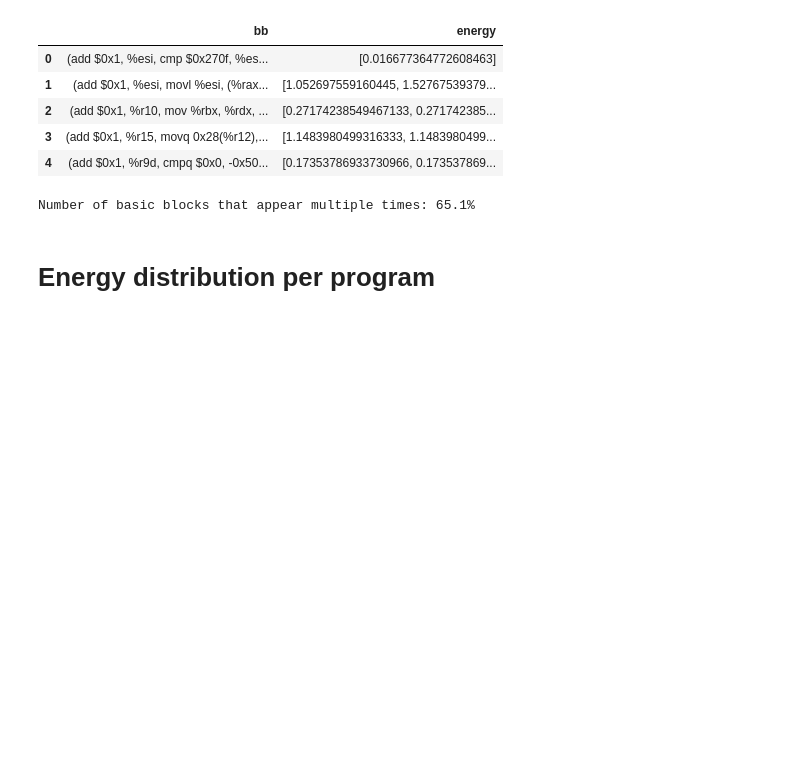
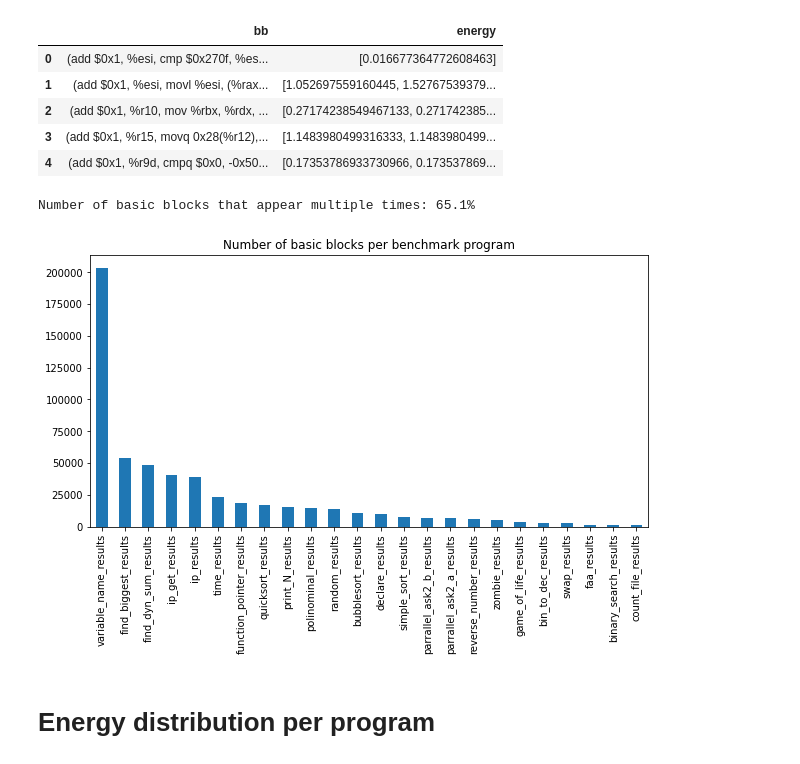
Before and after one commit to Thodorissio/basic-block-energy-prediction, a Jupyter notebook: playground/data_exploration.ipynb, the cells around one changed output. Saved outputs shown, nothing was run; the diff lists cells and outputs as text; code cells hidden in the pictures; blank space fills up the shorter version.

```diff
--- a/playground/data_exploration.ipynb
+++ b/playground/data_exploration.ipynb
@@ -145,6 +153,15 @@ perc = len(multiple_energies_df) * 100 / len(grouped_df)
 print(f"Number of basic blocks that appear multiple times: {round(perc, 2)}%")
 # %% [output]
 Number of basic blocks that appear multiple times: 65.1%
+# %%
+count_df = data_df.program_name.value_counts()
+
+plt.figure(figsize=(10, 5))
+count_df.plot.bar()
+plt.title("Number of basic blocks per benchmark program")
+plt.show()
+# %% [output]
+[figure, added]
 # %% [markdown]
 # Energy distribution per program
 # %%
```
Also changed, not shown: parts of 8 cells of this notebook, 7 other files.
